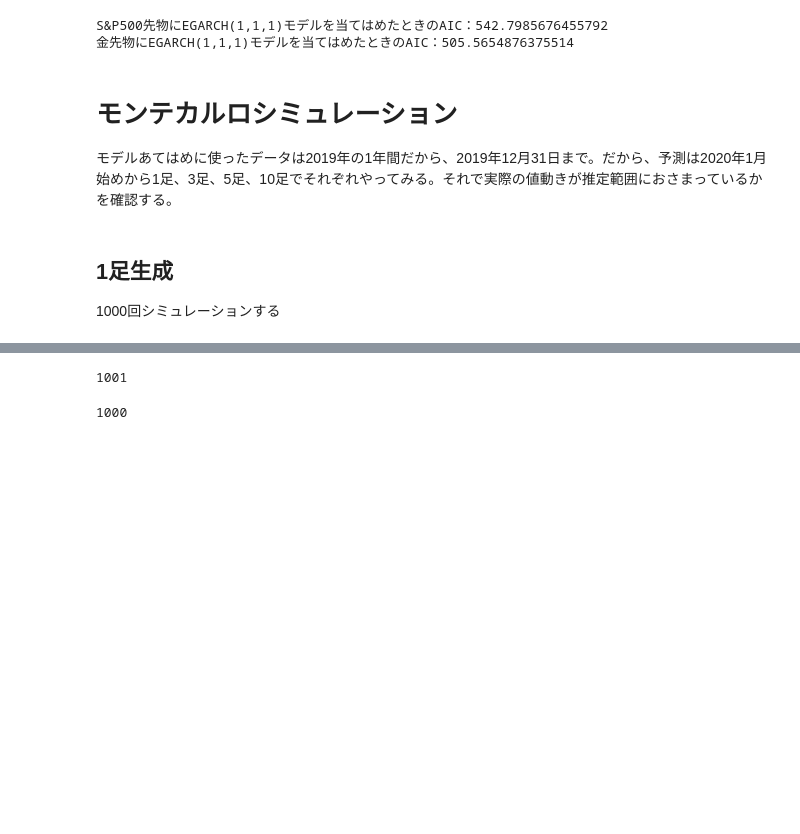
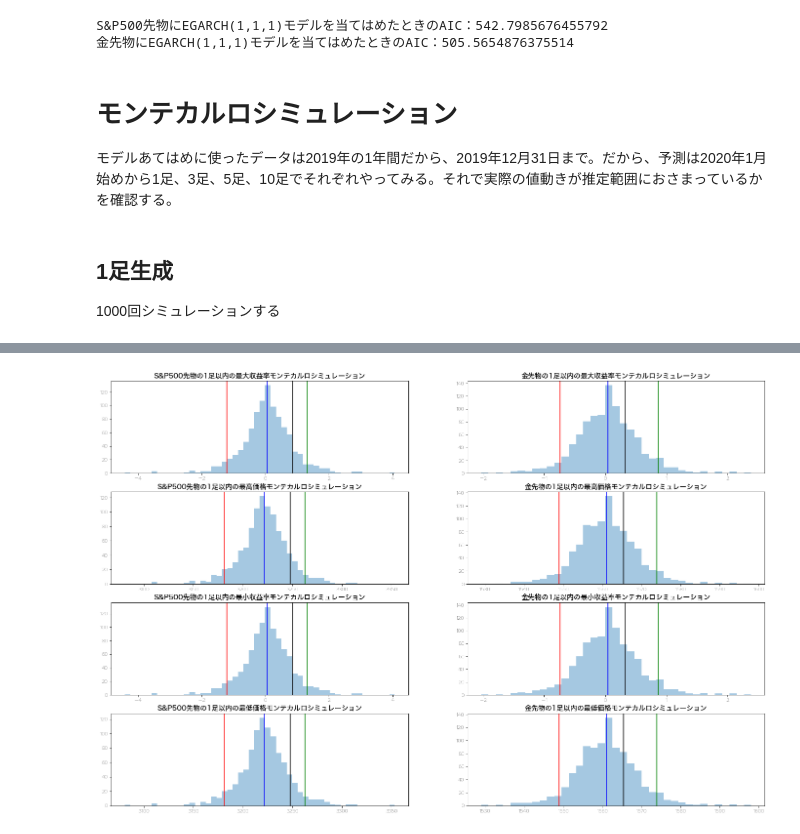
Before and after one commit to tmtlu/traiding-sandbox, a Jupyter notebook: seq-data-analysis-training-08-VaR-simulation.ipynb, the cells around one changed output, grey strips where cells are left out. Saved outputs shown, nothing was run; the diff lists cells and outputs as text; code cells hidden in the pictures; blank space fills up the shorter version.

```diff
--- a/seq-data-analysis-training-08-VaR-simulation.ipynb
+++ b/seq-data-analysis-training-08-VaR-simulation.ipynb
@@ -169,8 +145,72 @@ array([-1.1492889 ,  1.31699496])
-# %%
-max_prices[0].size
-# %% [output]
-1001
-# %%
-max_profs[0].size
-# %% [output]
-1000
+# %%
+"""
+S&P500先物と金先物それぞれでモンテカルロシミュレーションをした。
+EGARCHモデルは2019年の1年間の対数差収益率へのあてはめでパラメータを決めたから、予測するのはその続きとして、2020年1月2日の収益率とした。
+だから収益率から価格を復元する時は、2019年最後の日（モデルあてはめに使ったデータの最後のサンプル）の終値を初期値とした。
+ここでやりたいのはVaRシミュレーション、つまり2019年最後の日にこの銘柄を買った場合に、次の足で一定確率のもとで被る最大損失額を推定すること。
+
+それをもう少し一般化して、一定期間内（ここでは1足以内）における収益率の最大値と最小値の分布をそれぞれ作成し、5%ライン（赤）と50%ライン（青）と95%ライン（緑）を引いた。
+5%ラインは、収益率（または価格）は95%の確率でこの値以上になるという推定で、
+50%ラインは中央値、
+95%ラインは、収益率（または価格）は95%の確率でこの値以下になるという推定。
+したがって、95%^2 = 90.25%の確率で1足以内の収益率（または価格）はこの間におさまるという推定。
+
+これは、予測精度が上がれば、そのまま仕掛けシグナルとして利用できる。
+もし推定結果として、収益率が正になる確率が一定以上なら仕掛けるということができる。
+また、この推定に基づいて、95%の確率で損失がこの範囲内におさまるというラインに損切り価格を置いておけば、損切りに引っかかる確率は5%以下ということになる。
+
+予測することは2つあり、一定確率のもとで被る損失額の最大値、もう一つは一定確率のもとで得られる利益の最小額。
+最大損失が十分小さく、かつ最小利益が十分大きいときに仕掛ければ最強だ。
+
+全般的に知りたいことは、
+- 保有期間中の値動き系列の期待値
+損失について知りたいことは、
+- 保有期間中の最大ドローダウン
+利益について知りたいことは、
+- 保有期間中にある価格に到達する確率
+"""
+
+max_pls = [np.array([d['data'].max() for d in sim_data]) for sim_data in sim_datas]
+max_prices = [np.array([restore_price_from_log_return(d['data'], rrdfs2019[i]['Close'][-1])[1:].max() for d in sim_data]) for i, sim_data in enumerate(sim_datas)]
+
+# 上のは最大値、こっちは最小値（ここでは1足だから結局一緒なんだけど）
+min_pls = [np.array([d['data'].min() for d in sim_data]) for sim_data in sim_datas]
+min_prices = [np.array([restore_price_from_log_return(d['data'], rrdfs2019[i]['Close'][-1])[1:].min() for d in sim_data]) for i, sim_data in enumerate(sim_datas)]
+
+# 下側95%と上側95%
+max_pl_conf_intervals = [np.quantile(max_pl, [0.05, 0.5, 0.95]) for max_pl in max_pls]
+max_price_conf_intervals = [np.quantile(max_price, [0.05, 0.5, 0.95]) for max_price in max_prices ]
+min_pl_conf_intervals = [np.quantile(min_pl, [0.05, 0.5, 0.95]) for min_pl in min_pls]
+min_price_conf_intervals = [np.quantile(min_price, [0.05, 0.5, 0.95]) for min_price in min_prices ]
+
+fig, ax = plt.subplots(4, 2, figsize=(24, 16))
+for i, prod in enumerate(prods):
+    # 最大収益率と最高価格
+    sns.distplot(max_pls[i], kde=False, ax=ax[0, i])
+    ax[0,i].axvline(max_pl_conf_intervals[i][0], c='red') # 5%
+    ax[0,i].axvline(max_pl_conf_intervals[i][1], color='blue') # 50%
+    ax[0,i].axvline(max_pl_conf_intervals[i][2], color='green') # 95%
+    ax[0,i].axvline(rr_dfs[i].loc[dt.datetime(2020,1,2,17), 'logCDiff'], color='black') # 実際の値
+    ax[0,i].set_title(f'{prod}の1足以内の最大収益率モンテカルロシミュレーション', fontsize=14, fontweight='semibold')
+    sns.distplot(max_prices[i][1:], kde=False, ax=ax[1, i])
+    ax[1,i].axvline(max_price_conf_intervals[i][0], color='red') # 5%
+    ax[1,i].axvline(max_price_conf_intervals[i][1], color='blue') # 50%
+    ax[1,i].axvline(max_price_conf_intervals[i][2], color='green') # 95%
+    ax[1,i].axvline(rr_dfs[i].loc[dt.datetime(2020,1,2,17), 'Close'], color='black') # 実際の値
+    ax[1,i].set_title(f'{prod}の1足以内の最高価格モンテカルロシミュレーション', fontsize=14, fontweight='semibold')
+
+    # 最小収益率と最低価格
+    sns.distplot(min_pls[i], kde=False, ax=ax[2, i])
+    ax[2,i].axvline(min_pl_conf_intervals[i][0], c='red') # 5%
+    ax[2,i].axvline(min_pl_conf_intervals[i][1], color='blue') # 50%
+    ax[2,i].axvline(min_pl_conf_intervals[i][2], color='green') # 95%
+    ax[2,i].axvline(rr_dfs[i].loc[dt.datetime(2020,1,2,17), 'logCDiff'], color='black') # 実際の値
+    ax[2,i].set_title(f'{prod}の1足以内の最小収益率モンテカルロシミュレーション', fontsize=14, fontweight='semibold')
+    sns.distplot(min_prices[i][1:], kde=False, ax=ax[3, i])
+    ax[3,i].axvline(min_price_conf_intervals[i][0], color='red') # 5%
+    ax[3,i].axvline(min_price_conf_intervals[i][1], color='blue') # 50%
+    ax[3,i].axvline(min_price_conf_intervals[i][2], color='green') # 95%
+    ax[3,i].axvline(rr_dfs[i].loc[dt.datetime(2020,1,2,17), 'Close'], color='black') # 実際の値
+    ax[3,i].set_title(f'{prod}の1足以内の最低価格モンテカルロシミュレーション', fontsize=14, fontweight='semibold')
+# %% [output]
+[figure, added]
```
Also changed, not shown: parts of 5 cells of this notebook.
